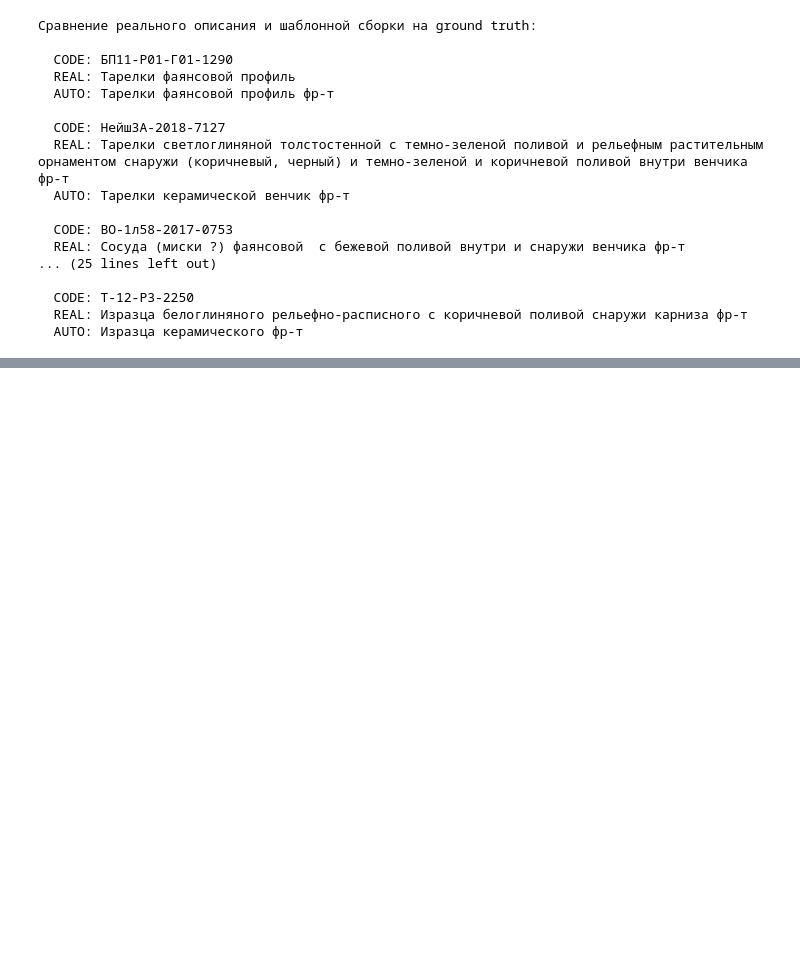
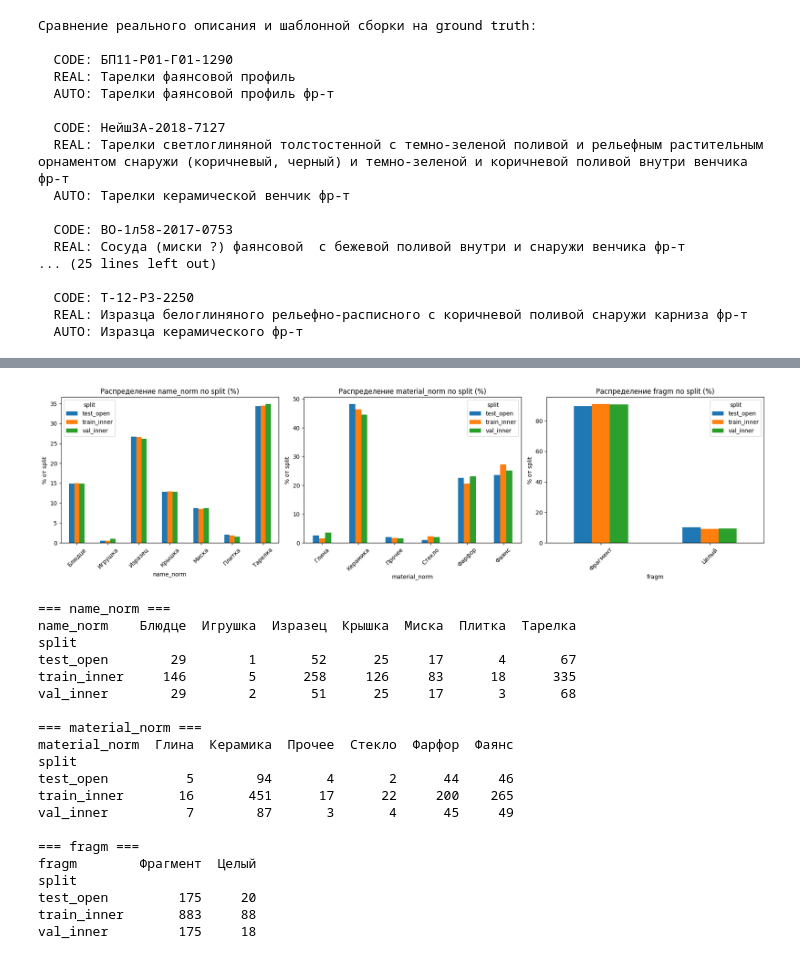
Before and after one commit to Niko07pro/creative_task, a Jupyter notebook: notebooks/01_eda.ipynb, the cells around one changed output, grey strips where cells are left out. Drawn from its saved outputs; the diff is of its cells as text; code cells hidden in the pictures; blank space fills up the shorter version.

```diff
--- a/notebooks/01_eda.ipynb
+++ b/notebooks/01_eda.ipynb
@@ -1416,0 +1496,49 @@ for _, r in sample.iterrows():
+# %%
+fields_to_check = ["name_norm", "material_norm", "fragm"]
+fig, axes = plt.subplots(1, 3, figsize=(18, 5))
+
+for ax, field in zip(axes, fields_to_check):
+    dist = (
+        work.groupby(["split", field])
+            .size()
+            .unstack(field, fill_value=0)
+    )
+    # нормализуем — доли внутри каждого split, чтобы сравнить
+    dist_pct = dist.div(dist.sum(axis=1), axis=0) * 100
+    dist_pct.T.plot(kind="bar", ax=ax)
+    ax.set_title(f"Распределение {field} по split (%)")
+    ax.set_ylabel("% от split")
+    ax.legend(title="split")
+    ax.tick_params(axis="x", rotation=45)
+
+plt.tight_layout()
+plt.savefig("../artifacts/figures/split_distributions.png", dpi=120, bbox_inches="tight")
+plt.show()
+
+# Также текстом
+for field in fields_to_check:
+    print(f"\n=== {field} ===")
+    cross = work.groupby("split")[field].value_counts().unstack(fill_value=0)
+    print(cross.to_string())
+# %% [output]
+[figure, added]
+=== name_norm ===
+name_norm    Блюдце  Игрушка  Изразец  Крышка  Миска  Плитка  Тарелка
+split
+test_open        29        1       52      25     17       4       67
+train_inner     146        5      258     126     83      18      335
+val_inner        29        2       51      25     17       3       68
+
+=== material_norm ===
+material_norm  Глина  Керамика  Прочее  Стекло  Фарфор  Фаянс
+split
+test_open          5        94       4       2      44     46
+train_inner       16       451      17      22     200    265
+val_inner          7        87       3       4      45     49
+
+=== fragm ===
+fragm        Фрагмент  Целый
+split
+test_open         175     20
+train_inner       883     88
+val_inner         175     18
```
Also changed, not shown: parts of 4 cells of this notebook, 4 other files.
